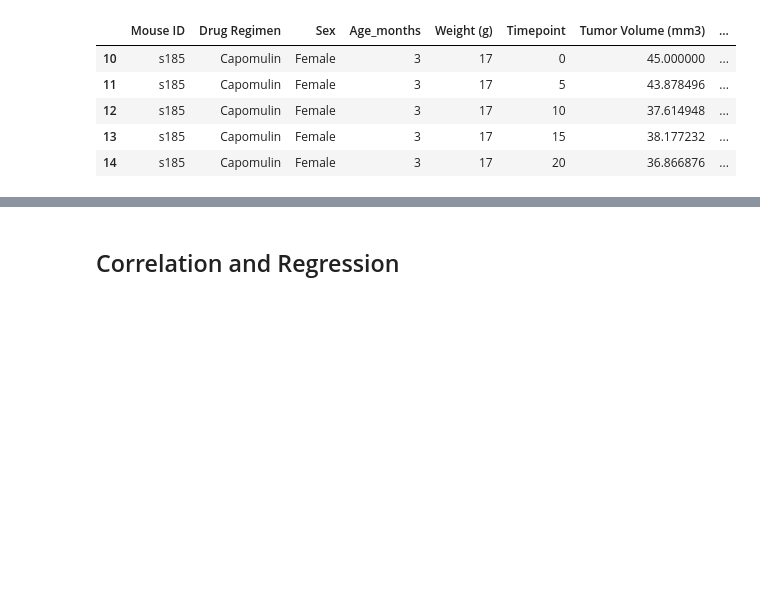
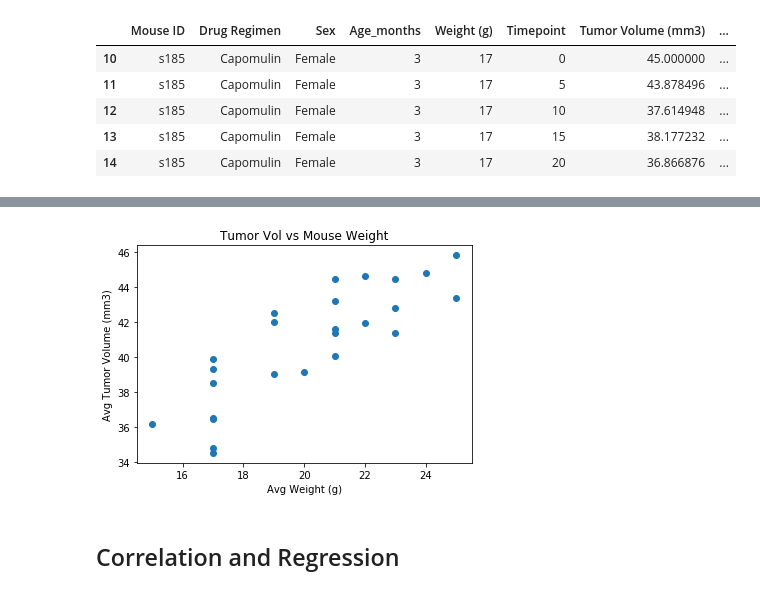
Before and after one commit to annajesus/Matplotlib-challenge, a Jupyter notebook: pymaceuticals_final.ipynb, the cells around one changed output, grey strips where cells are left out. Cells and saved outputs as stored; diff of their text form; code cells hidden in the pictures; blank space fills up the shorter version.

```diff
--- a/pymaceuticals_starter-Copy1.ipynb
+++ b/pymaceuticals_final.ipynb
@@ -331,2 +334,5 @@ plt.show()
 # %%
 # Generate a scatter plot of average tumor volume vs. mouse weight for the Capomulin regimen
+
+vol_vs_weight_df = capomulin_mice_df.groupby(['Mouse ID']).mean()
+vol_vs_weight_df.head()
@@ -333,3 +347,17 @@ plt.show()
+# %%
+avg_tumor_vol = vol_vs_weight_df['Weight (g)']
+#avg_tumor_vol
+avg_weight = vol_vs_weight_df['Tumor Volume (mm3)']
+#avg_weight
+# %%
+plt.scatter(avg_tumor_vol, avg_weight)
+plt.title('Tumor Vol vs Mouse Weight')
+plt.xlabel('Avg Weight (g)')
+plt.ylabel('Avg Tumor Volume (mm3)')
+
+plt.show()
+# %% [output]
+[figure, added]
 # %% [markdown]
 ## Correlation and Regression
 # %%
```
Also changed, not shown: parts of 10 cells of this notebook, 2 other files.
